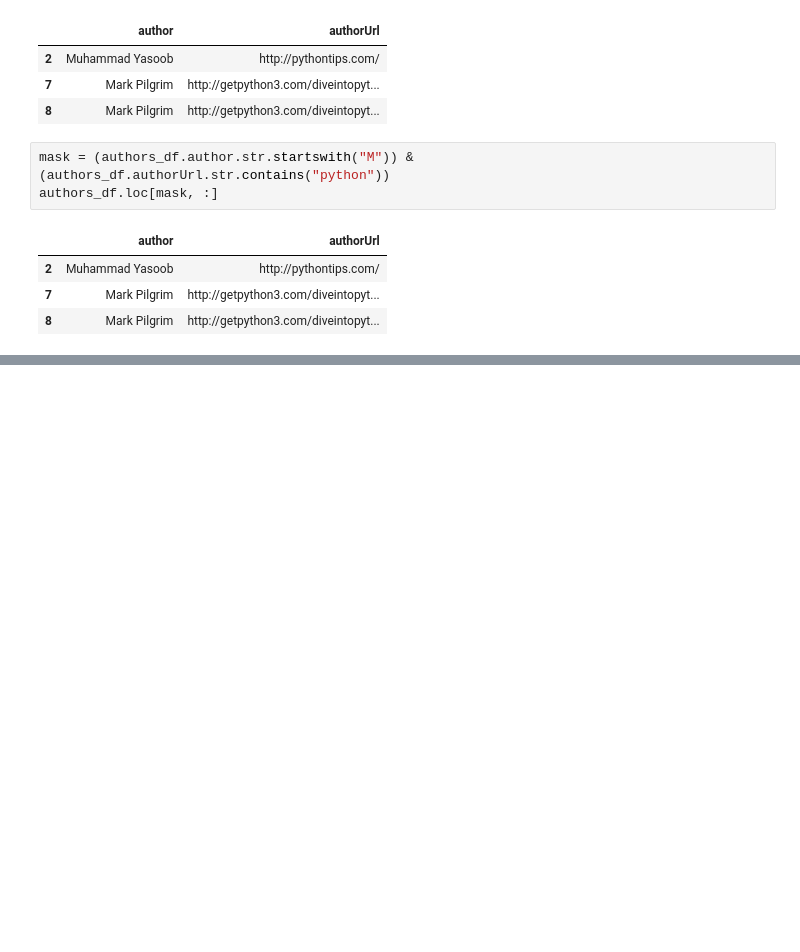
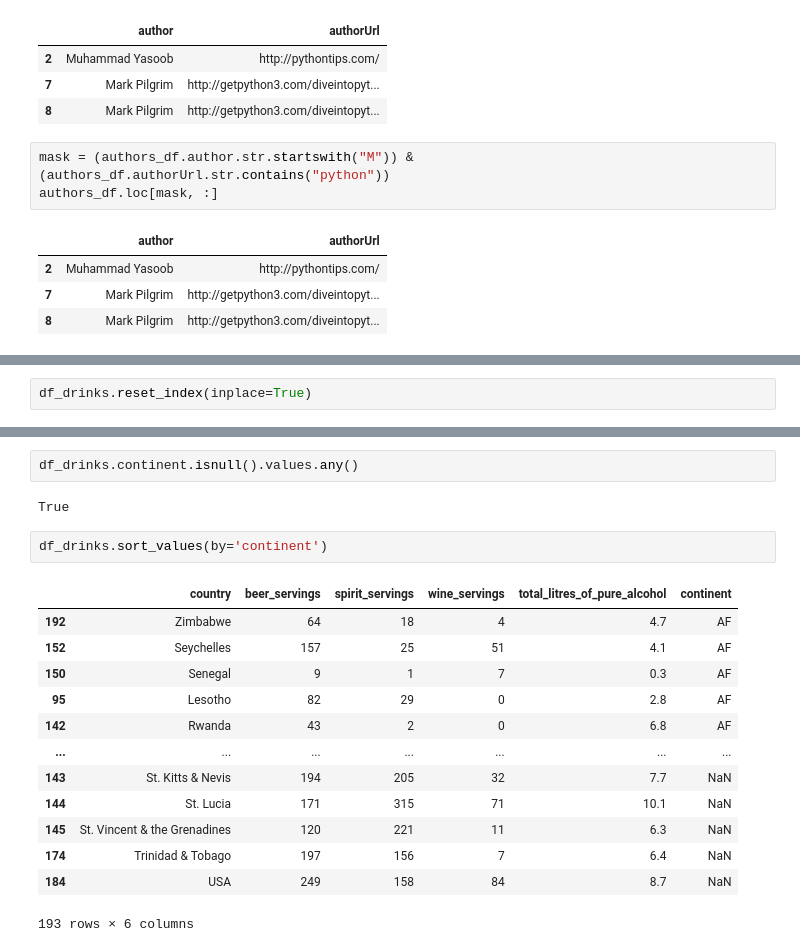
Before and after one commit to radevsto/ml_progres_bg, a Jupyter notebook: lab3/lab3.ipynb, the cells around one changed output, grey strips where cells are left out. Cells and saved outputs as stored; diff of their text form; blank space fills up the shorter version.

```diff
--- a/lab3/lab3.ipynb
+++ b/lab3/lab3.ipynb
@@ -51,0 +143,2 @@ authors_df.loc[mask, :]
+# %%
+df_drinks.reset_index(inplace=True)
@@ -51,0 +228,20 @@ authors_df.loc[mask, :]
+# %%
+df_drinks.continent.isnull().values.any()
+# %% [output]
+True
+# %%
+df_drinks.sort_values(by='continent')
+# %% [output]
+|  | country | beer_servings | spirit_servings | wine_servings | total_litres_of_pure_alcohol | continent |
+| 192 | Zimbabwe | 64 | 18 | 4 | 4.7 | AF |
+| 152 | Seychelles | 157 | 25 | 51 | 4.1 | AF |
+| 150 | Senegal | 9 | 1 | 7 | 0.3 | AF |
+| 95 | Lesotho | 82 | 29 | 0 | 2.8 | AF |
+| 142 | Rwanda | 43 | 2 | 0 | 6.8 | AF |
+| ... | ... | ... | ... | ... | ... | ... |
+| 143 | St. Kitts & Nevis | 194 | 205 | 32 | 7.7 | NaN |
+| 144 | St. Lucia | 171 | 315 | 71 | 10.1 | NaN |
+| 145 | St. Vincent & the Grenadines | 120 | 221 | 11 | 6.3 | NaN |
+| 174 | Trinidad & Tobago | 197 | 156 | 7 | 6.4 | NaN |
+| 184 | USA | 249 | 158 | 84 | 8.7 | NaN |
+193 rows × 6 columns
```
Also changed, not shown: parts of 17 cells of this notebook.
